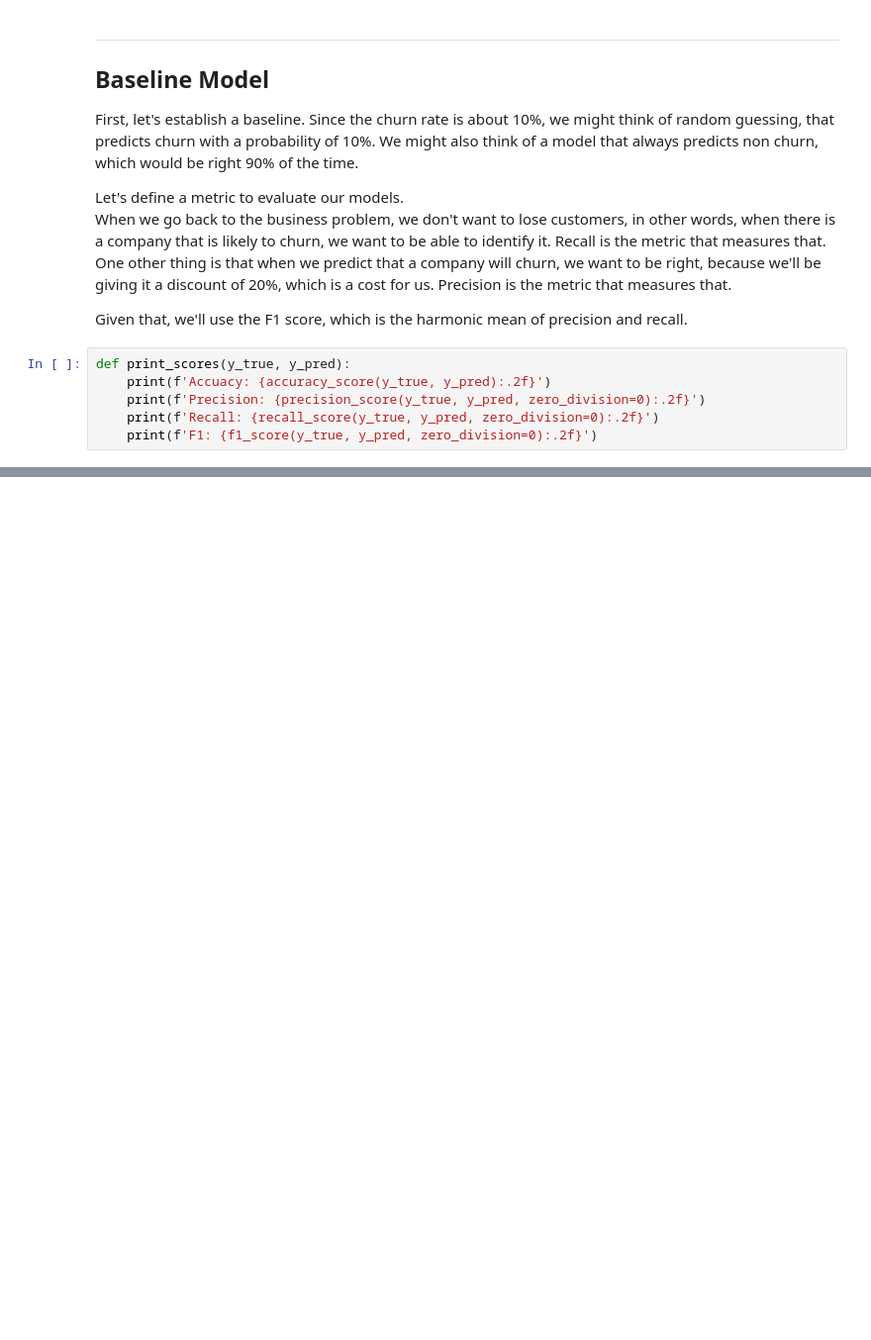
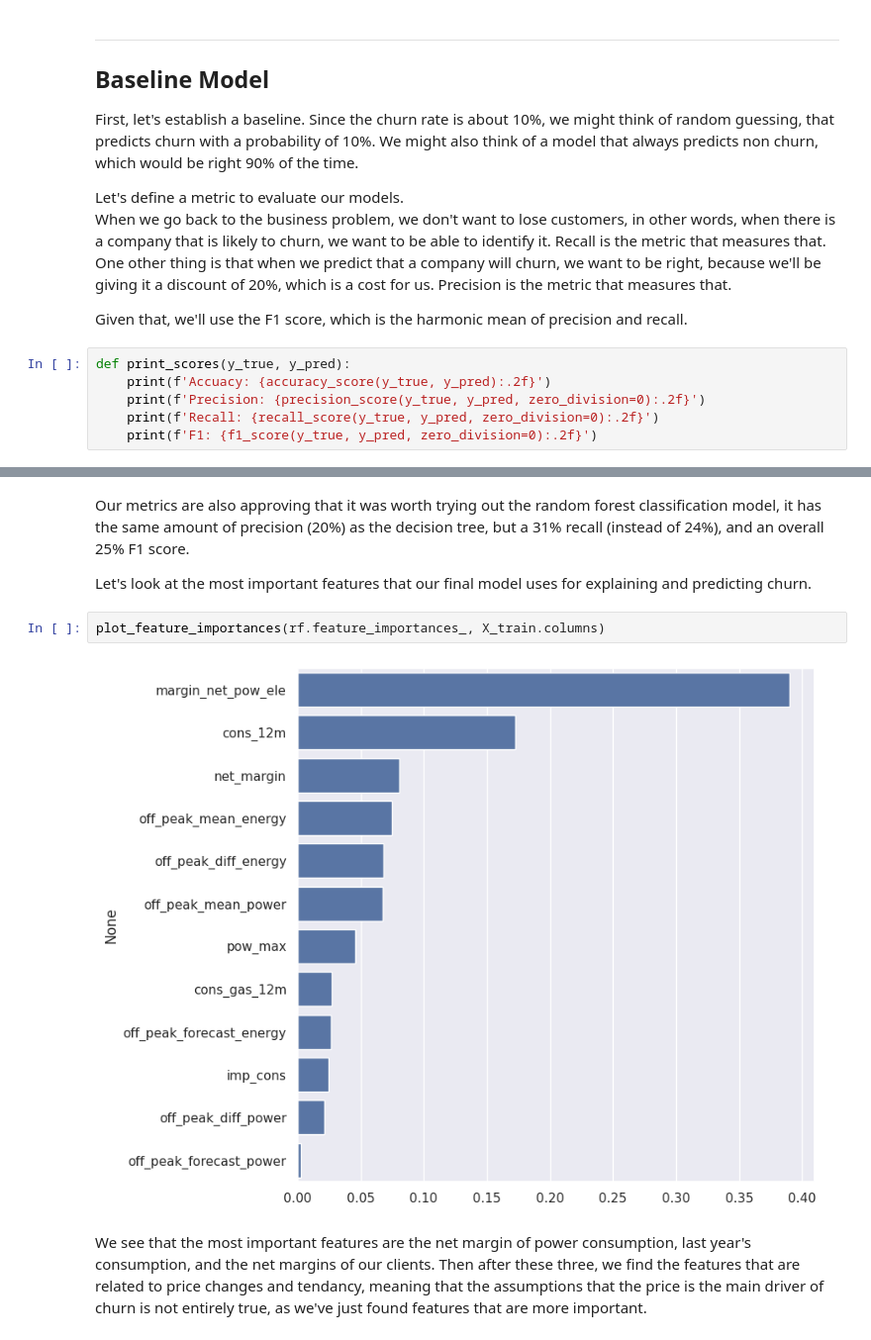
Before and after one commit to mnijadi/energy-company-customer-churn, a Jupyter notebook: notebooks/3_modeling.ipynb, the cells around one changed output, grey strips where cells are left out. Shown at 99% size. Saved outputs shown, nothing was run; the diff lists cells and outputs as text; blank space fills up the shorter version.

```diff
--- a/notebooks/3_modeling.ipynb
+++ b/notebooks/3_modeling.ipynb
@@ -146,0 +405,10 @@ ValueError: Cannot center sparse matrices: pass `with_mean=False` instead. See d
+# %% [markdown]
+Our metrics are also approving that it was worth trying out the random forest classification model, it has the same amount of precision (20%) as the decision tree, but a 31% recall (instead of 24%), and an overall 25% F1 score.
+
+Let's look at the most important features that our final model uses for explaining and predicting churn.
+# %%
+plot_feature_importances(rf.feature_importances_, X_train.columns)
+# %% [output]
+[figure, added]
+# %% [markdown]
+We see that the most important features are the net margin of power consumption, last year's consumption, and the net margins of our clients. Then after these three, we find the features that are related to price changes and tendancy, meaning that the assumptions that the price is the main driver of churn is not entirely true, as we've just found features that are more important.
```
Also changed, not shown: parts of 44 cells of this notebook, 2 other files.
